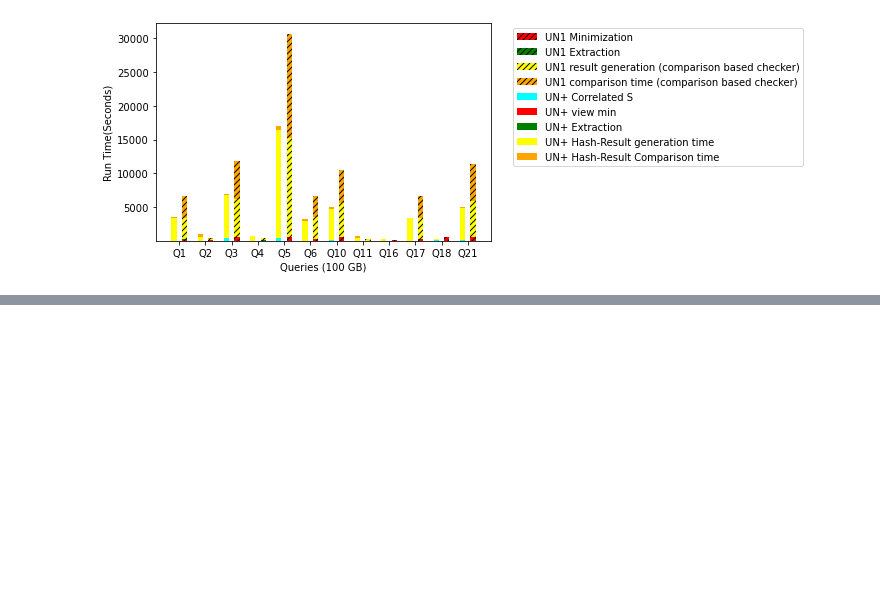
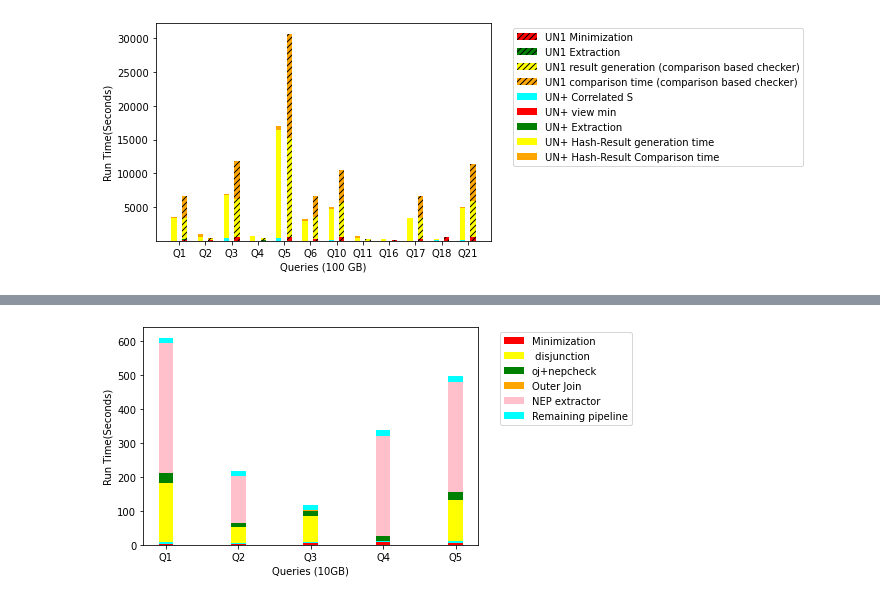
Before and after one commit to snehawadekar/unmasque2, a Jupyter notebook: grapg.ipynb, the cells around one changed output, grey strips where cells are left out. Drawn from its saved outputs; the diff is of its cells as text; code cells hidden in the pictures; blank space fills up the shorter version.

```diff
--- a/grapg.ipynb
+++ b/grapg.ipynb
@@ -926,0 +927,90 @@ plt.show()
+# %%
+# aoa+nep+oj
+
+# importing package
+import matplotlib.pyplot as plt
+import numpy as np
+
+# create data
+x = np.arange(5)
+# remaining pipeline.
+
+y7 = np.array([
+        15.3,
+         14.8, #1
+        15.1,
+        16.2, #2
+        17.8, #3
+       ] )
+#minimizer
+y1 = np.array([
+        3,
+        2.9 , #1
+        4.3,
+        9.7 , #2
+        5 , #3
+       ] )
+# aoa
+y2 = np.array([
+        4.2,#1
+        3.5 , #2
+        4.6,#3
+        1.1, #4 no where clause
+        4.9, #5
+       ] )
+# disjunction
+y3 = np.array([
+        176.4,#1
+        45.9 , #2
+        74.9,#3
+        0 , #4 no where clause
+        121.5, #5
+       ] )
+# oj+nep check
+y4 = np.array([
+        26.8,
+        11.2, #1
+        17.3,
+        14.8 , #2
+        24.2, #3
+       ] )
+# oj time
+y5 = np.array([
+        0.8,
+        1, #1
+        0.6,
+        0.4 , #4 no oj
+        0.9, #3
+       ] )
+# nep time
+y6 = np.array([
+        384,
+        138, #1
+        0, # 3  no disj
+        296 , #2
+        322, #3
+       ] )
+
+
+width = 0.2
+# UN1
+plt.bar(x , y1, width , color='red', label = "Minimization" ) # old min
+plt.bar(x , y2, width, bottom =y1 , color='cyan', label = "" ) # old extraction
+plt.bar(x , y3, width, bottom =y1 + y2 , color='yellow', label = " disjunction " )
+plt.bar(x , y4, width, bottom =y1 + y2 +y3 , color='green', label = "oj+nepcheck" )
+plt.bar(x , y5, width, bottom =y1 + y2 +y3 + y4 , color='orange' , label = "Outer Join " )
+plt.bar(x , y6, width, bottom =y1 + y2 +y3 + y4 + y5 , color='pink', label = "NEP extractor" )
+plt.bar(x , y7, width, bottom =y1 + y2 +y3 + y4 + y5 + y6 , color='cyan', label = "Remaining pipeline" )
+
+
+
+
+plt.xticks(x, ['Q1', 'Q2', 'Q3', 'Q4', 'Q5'])
+plt.xlabel("Queries (10GB)")
+plt.ylabel("Run Time(Seconds)")
+plt.legend(bbox_to_anchor=(1.05, 1.0), loc='upper left')
+# plt.legend(["UN1 Minimization", "UN1 Extraction","UN1 result generation", "UN1 comparison time ", "UN+ Correlated S", "UN+ view min", "UN+ Extraction", "UN+ Hash-Result generation" , "UN+ Hash-Result Comparison time"],  loc="upper left")
+plt.show()
+# updated Q1,3,5,6
+# %% [output]
+[figure, added]
```
Also changed, not shown: parts of 2 cells of this notebook, 7 other files.
